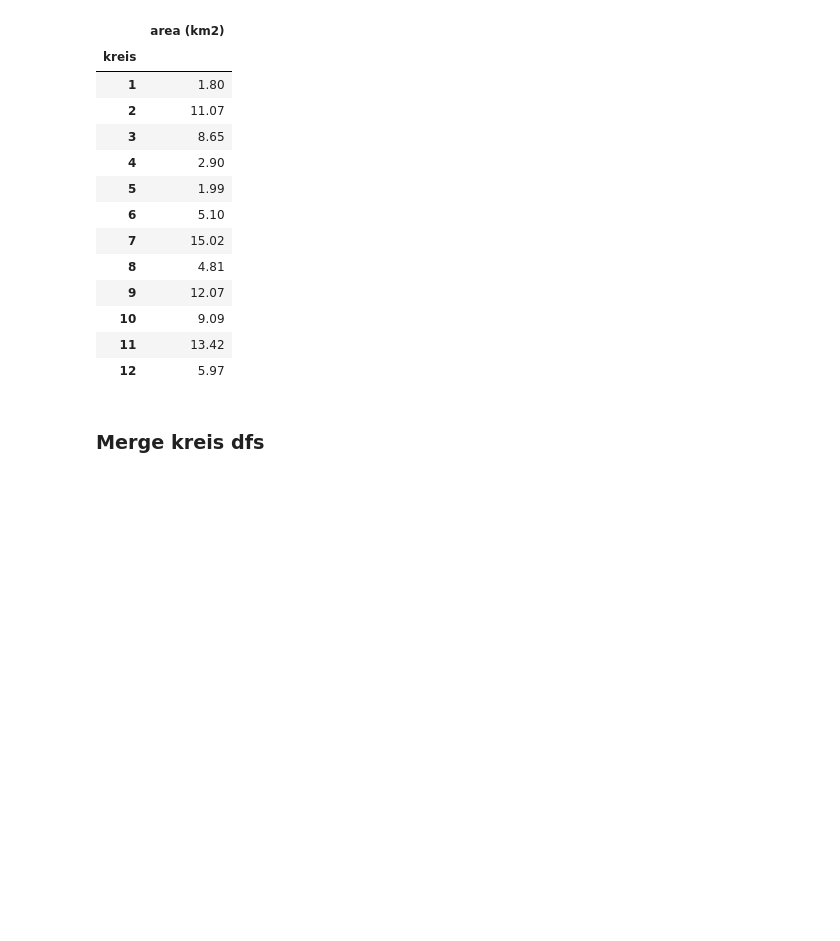
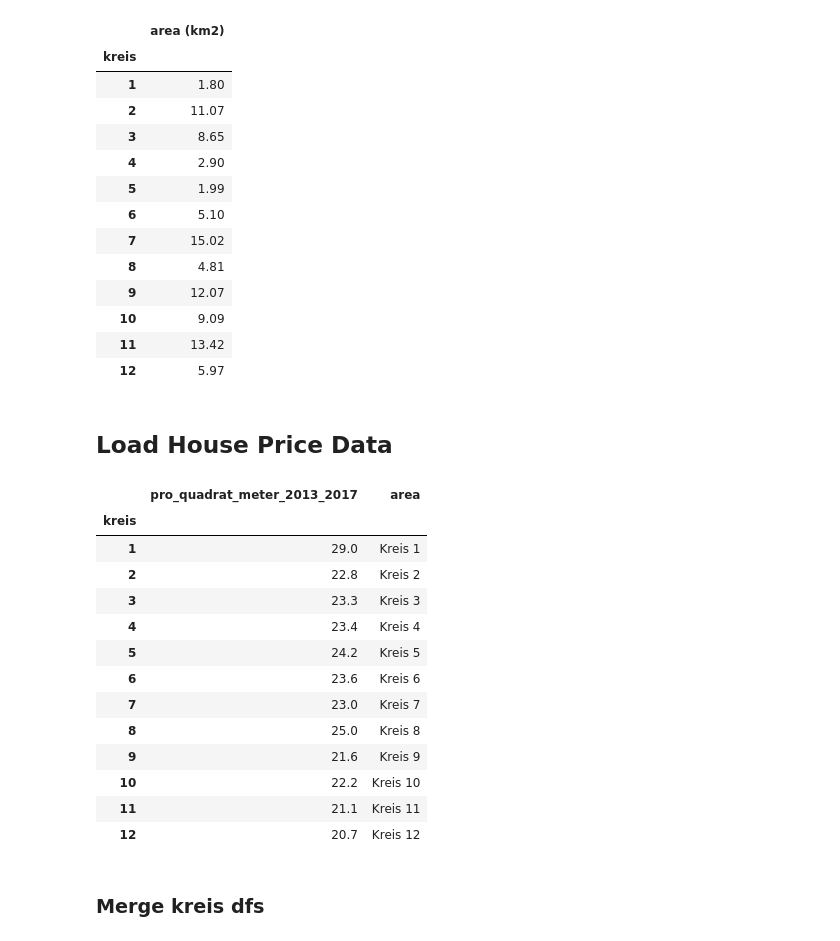
Before and after one commit to BarrySunderland/propulsion-migros-data-challange-oana-barry-fabio, a Jupyter notebook: plotting.ipynb, the cells around one changed output. Drawn from its saved outputs; the diff is of its cells as text; code cells hidden in the pictures; blank space fills up the shorter version.

```diff
--- a/plotting.ipynb
+++ b/plotting.ipynb
@@ -250,6 +250,33 @@ df_kreis_area
 | 10 | 9.09 |
 | 11 | 13.42 |
 | 12 | 5.97 |
+# %% [markdown]
+## Load House Price Data
+# %%
+fname = 'rent_prices_per_kreis_zurich.csv'
+fpath = os.path.join(folder, fname)
+
+df_kreis_rent = pd.read_csv(fpath)
+df_kreis_rent['area'] = df_kreis_rent['Kreis']
+df_kreis_rent = df_kreis_rent.rename(columns={'Kreis':'kreis'})
+df_kreis_rent['kreis'] =df_kreis_rent['kreis'].apply( extract_ints).astype(str)
+df_kreis_rent = df_kreis_rent.set_index('kreis')
+df_kreis_rent
+# %% [output]
+|  | pro_quadrat_meter_2013_2017 | area |
+| kreis |  |  |
+| 1 | 29.0 | Kreis 1 |
+| 2 | 22.8 | Kreis 2 |
+| 3 | 23.3 | Kreis 3 |
+| 4 | 23.4 | Kreis 4 |
+| 5 | 24.2 | Kreis 5 |
+| 6 | 23.6 | Kreis 6 |
+| 7 | 23.0 | Kreis 7 |
+| 8 | 25.0 | Kreis 8 |
+| 9 | 21.6 | Kreis 9 |
+| 10 | 22.2 | Kreis 10 |
+| 11 | 21.1 | Kreis 11 |
+| 12 | 20.7 | Kreis 12 |
 # %% [markdown]
 ### Merge kreis dfs
 # %%
```
Also changed, not shown: parts of 29 cells of this notebook, 29 other files.
